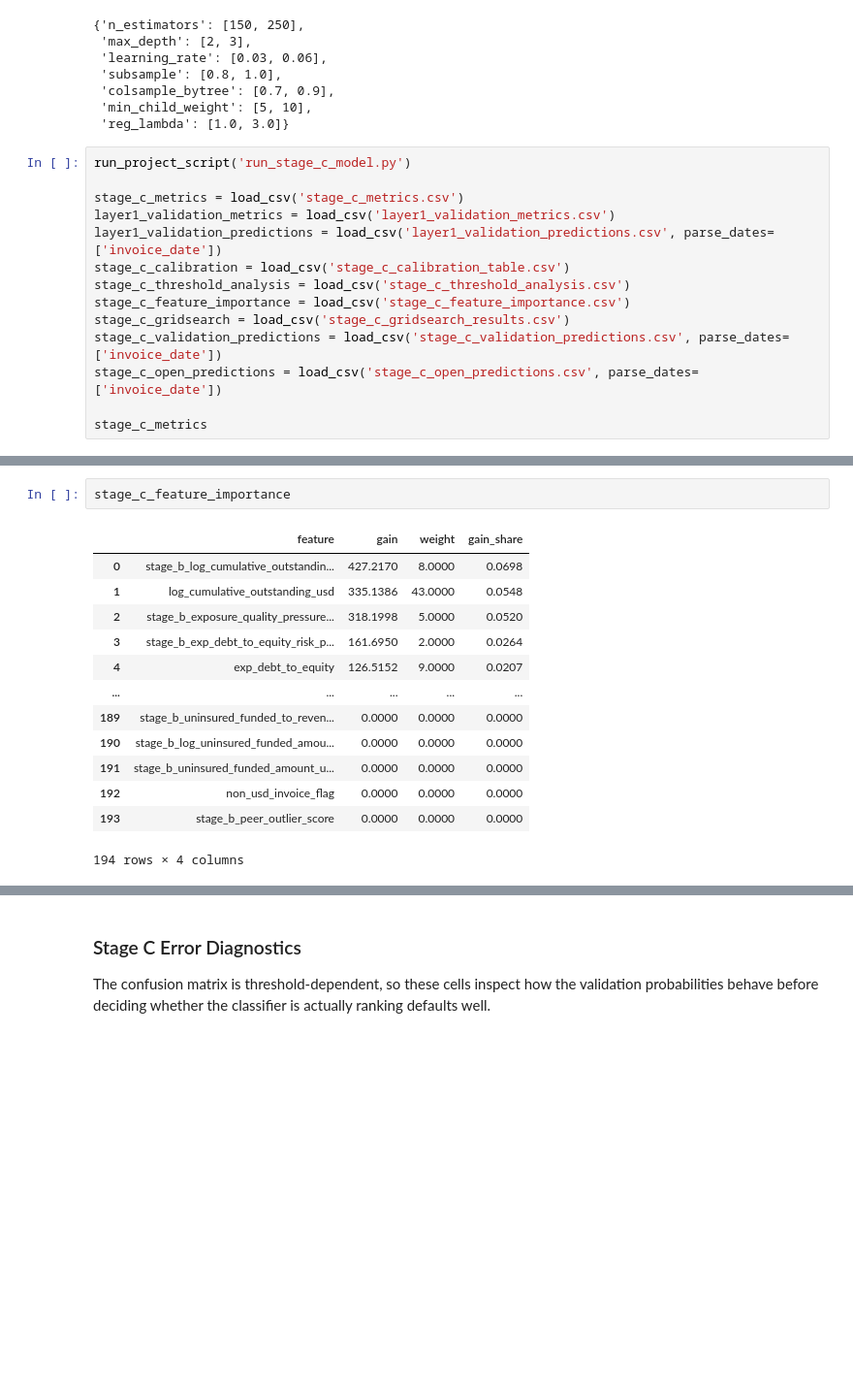
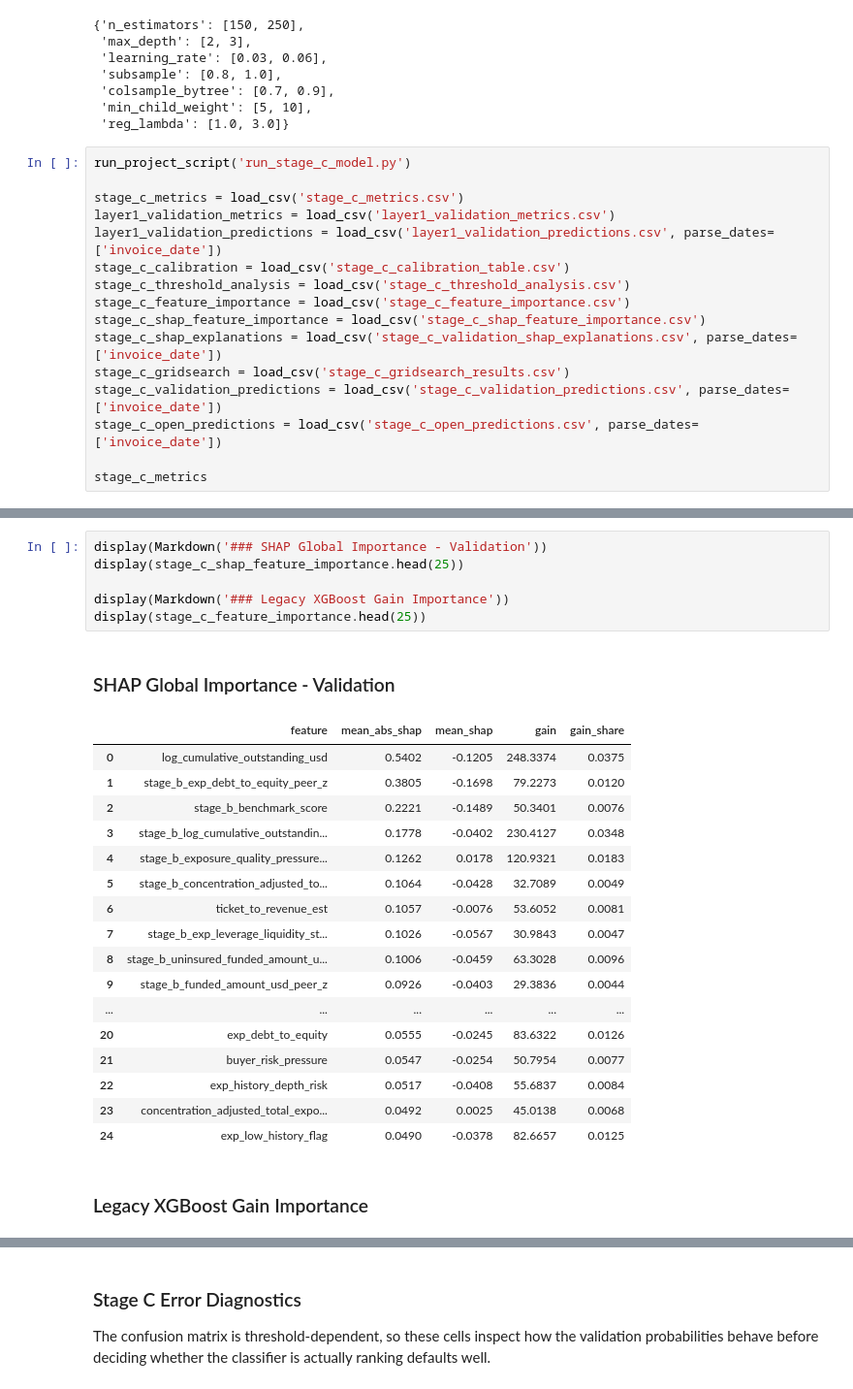
Before and after one commit to pendyal1/ai_credit_intelligence, a Jupyter notebook: notebooks/01_data_understanding_eda.ipynb, the cells around one changed output, grey strips where cells are left out. Shown at 97% size. Drawn from its saved outputs; the diff is of its cells as text; blank space fills up the shorter version.

```diff
--- a/notebooks/01_data_understanding_eda.ipynb
+++ b/notebooks/01_data_understanding_eda.ipynb
@@ -466,6 +462,8 @@ layer1_validation_predictions = load_csv('layer1_validation_predictions.csv', pa
 stage_c_calibration = load_csv('stage_c_calibration_table.csv')
 stage_c_threshold_analysis = load_csv('stage_c_threshold_analysis.csv')
 stage_c_feature_importance = load_csv('stage_c_feature_importance.csv')
+stage_c_shap_feature_importance = load_csv('stage_c_shap_feature_importance.csv')
+stage_c_shap_explanations = load_csv('stage_c_validation_shap_explanations.csv', parse_dates=['invoice_date'])
 stage_c_gridsearch = load_csv('stage_c_gridsearch_results.csv')
 stage_c_validation_predictions = load_csv('stage_c_validation_predictions.csv', parse_dates=['invoice_date'])
 stage_c_open_predictions = load_csv('stage_c_open_predictions.csv', parse_dates=['invoice_date'])
@@ -528,16 +526,26 @@ stage_c_gridsearch[[
 # %%
-stage_c_feature_importance
+display(Markdown('### SHAP Global Importance - Validation'))
+display(stage_c_shap_feature_importance.head(25))
+
+display(Markdown('### Legacy XGBoost Gain Importance'))
+display(stage_c_feature_importance.head(25))
 # %% [output]
+### SHAP Global Importance - Validation
-|  | feature | gain | weight | gain_share |
-| 0 | stage_b_log_cumulative_outstandin... | 427.2170 | 8.0000 | 0.0698 |
-| 1 | log_cumulative_outstanding_usd | 335.1386 | 43.0000 | 0.0548 |
-| 2 | stage_b_exposure_quality_pressure... | 318.1998 | 5.0000 | 0.0520 |
-| 3 | stage_b_exp_debt_to_equity_risk_p... | 161.6950 | 2.0000 | 0.0264 |
-| 4 | exp_debt_to_equity | 126.5152 | 9.0000 | 0.0207 |
-| ... | ... | ... | ... | ... |
-| 189 | stage_b_uninsured_funded_to_reven... | 0.0000 | 0.0000 | 0.0000 |
-| 190 | stage_b_log_uninsured_funded_amou... | 0.0000 | 0.0000 | 0.0000 |
-| 191 | stage_b_uninsured_funded_amount_u... | 0.0000 | 0.0000 | 0.0000 |
-| 192 | non_usd_invoice_flag | 0.0000 | 0.0000 | 0.0000 |
-| 193 | stage_b_peer_outlier_score | 0.0000 | 0.0000 | 0.0000 |
+|  | feature | mean_abs_shap | mean_shap | gain | gain_share |
+| 0 | log_cumulative_outstanding_usd | 0.5402 | -0.1205 | 248.3374 | 0.0375 |
+| 1 | stage_b_exp_debt_to_equity_peer_z | 0.3805 | -0.1698 | 79.2273 | 0.0120 |
+| 2 | stage_b_benchmark_score | 0.2221 | -0.1489 | 50.3401 | 0.0076 |
+| 3 | stage_b_log_cumulative_outstandin... | 0.1778 | -0.0402 | 230.4127 | 0.0348 |
+| 4 | stage_b_exposure_quality_pressure... | 0.1262 | 0.0178 | 120.9321 | 0.0183 |
+| 5 | stage_b_concentration_adjusted_to... | 0.1064 | -0.0428 | 32.7089 | 0.0049 |
+| 6 | ticket_to_revenue_est | 0.1057 | -0.0076 | 53.6052 | 0.0081 |
+| 7 | stage_b_exp_leverage_liquidity_st... | 0.1026 | -0.0567 | 30.9843 | 0.0047 |
+| 8 | stage_b_uninsured_funded_amount_u... | 0.1006 | -0.0459 | 63.3028 | 0.0096 |
+| 9 | stage_b_funded_amount_usd_peer_z | 0.0926 | -0.0403 | 29.3836 | 0.0044 |
+| ... | ... | ... | ... | ... | ... |
+| 20 | exp_debt_to_equity | 0.0555 | -0.0245 | 83.6322 | 0.0126 |
+| 21 | buyer_risk_pressure | 0.0547 | -0.0254 | 50.7954 | 0.0077 |
+| 22 | exp_history_depth_risk | 0.0517 | -0.0408 | 55.6837 | 0.0084 |
+| 23 | concentration_adjusted_total_expo... | 0.0492 | 0.0025 | 45.0138 | 0.0068 |
+| 24 | exp_low_history_flag | 0.0490 | -0.0378 | 82.6657 | 0.0125 |
-194 rows × 4 columns
+### Legacy XGBoost Gain Importance
```
Also changed, not shown: parts of 20 cells of this notebook, 33 other files.
